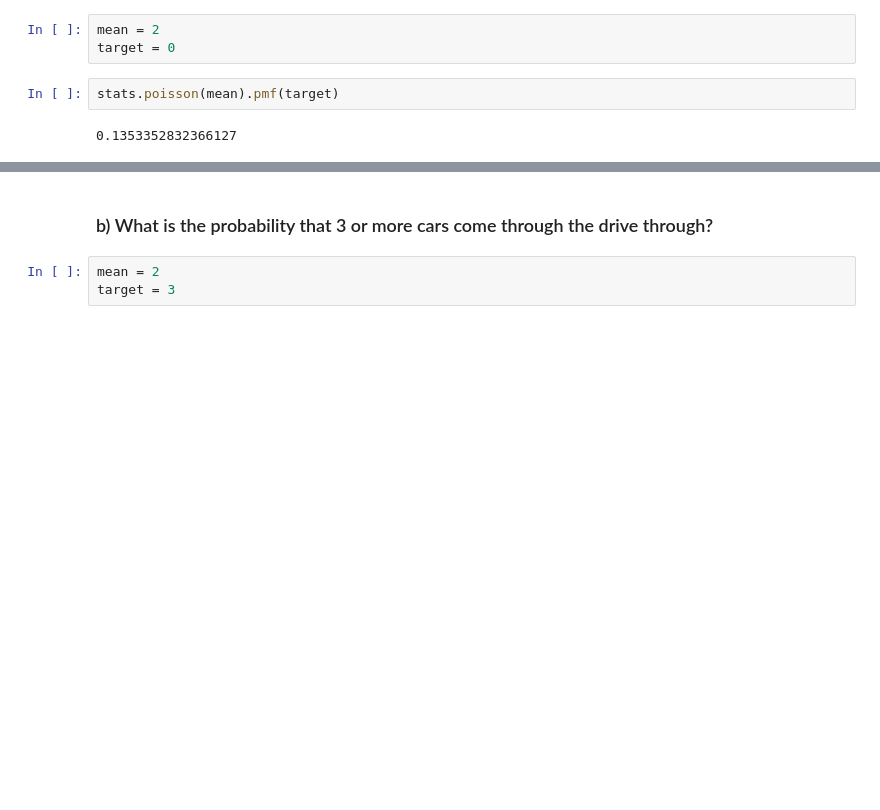
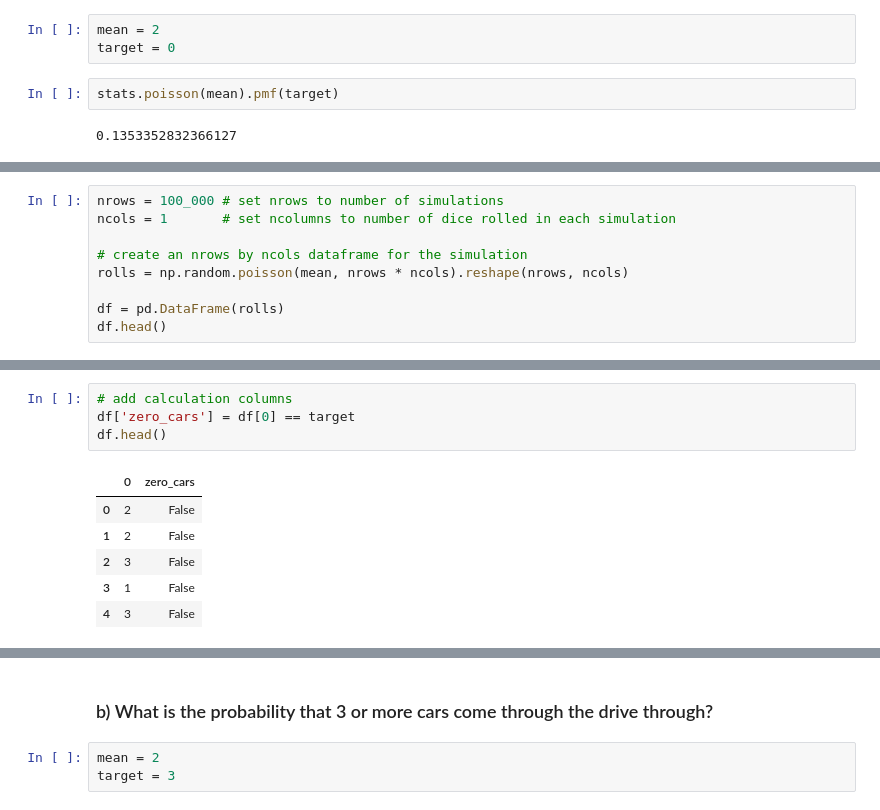
Before and after one commit to Johndsalas/lesson_prep, a Jupyter notebook: probability_distributions_exercises.ipynb, the cells around one changed output, grey strips where cells are left out. Saved outputs shown, nothing was run; the diff lists cells and outputs as text; blank space fills up the shorter version.

```diff
--- a/probability_distributions_exercises.ipynb
+++ b/probability_distributions_exercises.ipynb
@@ -92,0 +95,9 @@ stats.poisson(mean).pmf(target)
+# %%
+nrows = 100_000 # set nrows to number of simulations
+ncols = 1       # set ncolumns to number of dice rolled in each simulation
+
+# create an nrows by ncols dataframe for the simulation
+rolls = np.random.poisson(mean, nrows * ncols).reshape(nrows, ncols)
+
+df = pd.DataFrame(rolls)
+df.head()
@@ -92,0 +111,11 @@ stats.poisson(mean).pmf(target)
+# %%
+# add calculation columns
+df['zero_cars'] = df[0] == target
+df.head()
+# %% [output]
+|  | 0 | zero_cars |
+| 0 | 2 | False |
+| 1 | 2 | False |
+| 2 | 3 | False |
+| 3 | 1 | False |
+| 4 | 3 | False |
```
Also changed, not shown: parts of 55 cells of this notebook, 1 other file.
